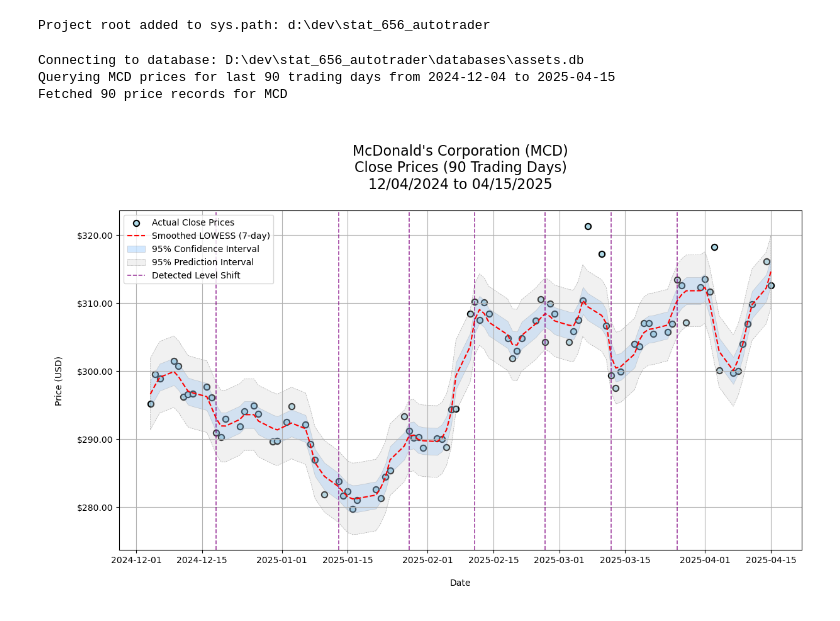
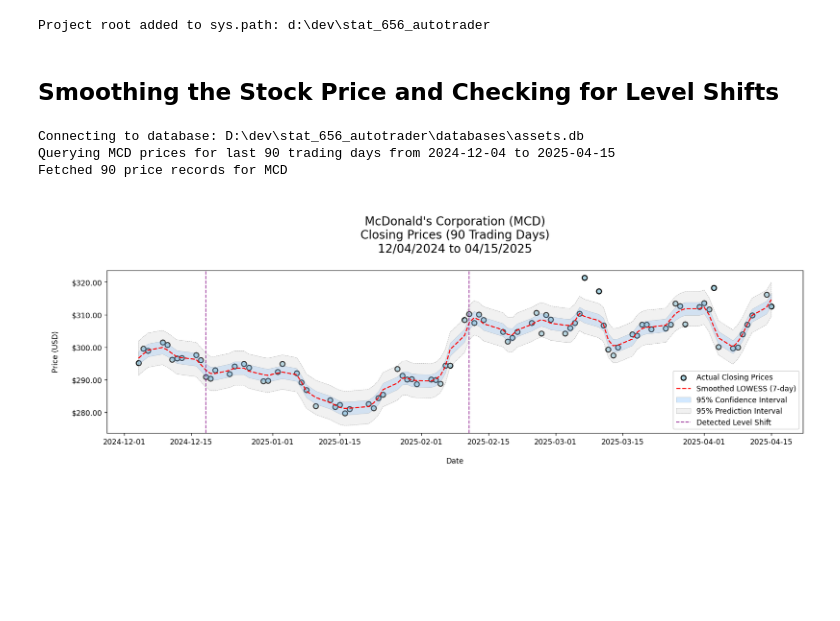
Before and after one commit to AaronNHorvitz/AutoTrader, a Jupyter notebook: Notebooks/006 Tutorial - Tests for Stationarity Level Shifts and Randomness.ipynb, the cells around one changed output. Saved outputs shown, nothing was run; the diff lists cells and outputs as text; code cells hidden in the pictures; blank space fills up the shorter version.

Commit message:
Updated the Notebooks to show the titles for each item.

```diff
--- a/Notebooks/006 Tutorial - Tests for Stationarity Level Shifts and Randomness.ipynb
+++ b/Notebooks/006 Tutorial - Tests for Stationarity Level Shifts and Randomness.ipynb
@@ -13,21 +13,25 @@ from src.visualizations.exploratory_plots import ax_smoothed_prices, ax_residual
 # %% [output]
 Project root added to sys.path: d:\dev\stat_656_autotrader
+# %% [markdown]
+## Smoothing the Stock Price and Checking for Level Shifts
 # %%
-fig, ax = plt.subplots(figsize=(14, 7))
-
 ax_smoothed_prices(
     symbol='MCD',
     days_back=90,
     smoothing_window=7,
     smoother="lowess",
     price_type="close",
-    level_shifts_model="l2",
-    ax=ax
-)
+    level_shifts_model="rbf",
+    level_shifts_penalty=4,
+    level_shifts_min_size=3,
+    show_grid=False,
+    figsize=(17, 4), #(width, height) in inches
+    dpi=125
+    )
 
 plt.show()
 # %% [output]
 Connecting to database: D:\dev\stat_656_autotrader\databases\assets.db
 Querying MCD prices for last 90 trading days from 2024-12-04 to 2025-04-15
 Fetched 90 price records for MCD
-[figure, old version]
+[figure, new version]
```
Also changed, not shown: parts of 4 cells of this notebook.
